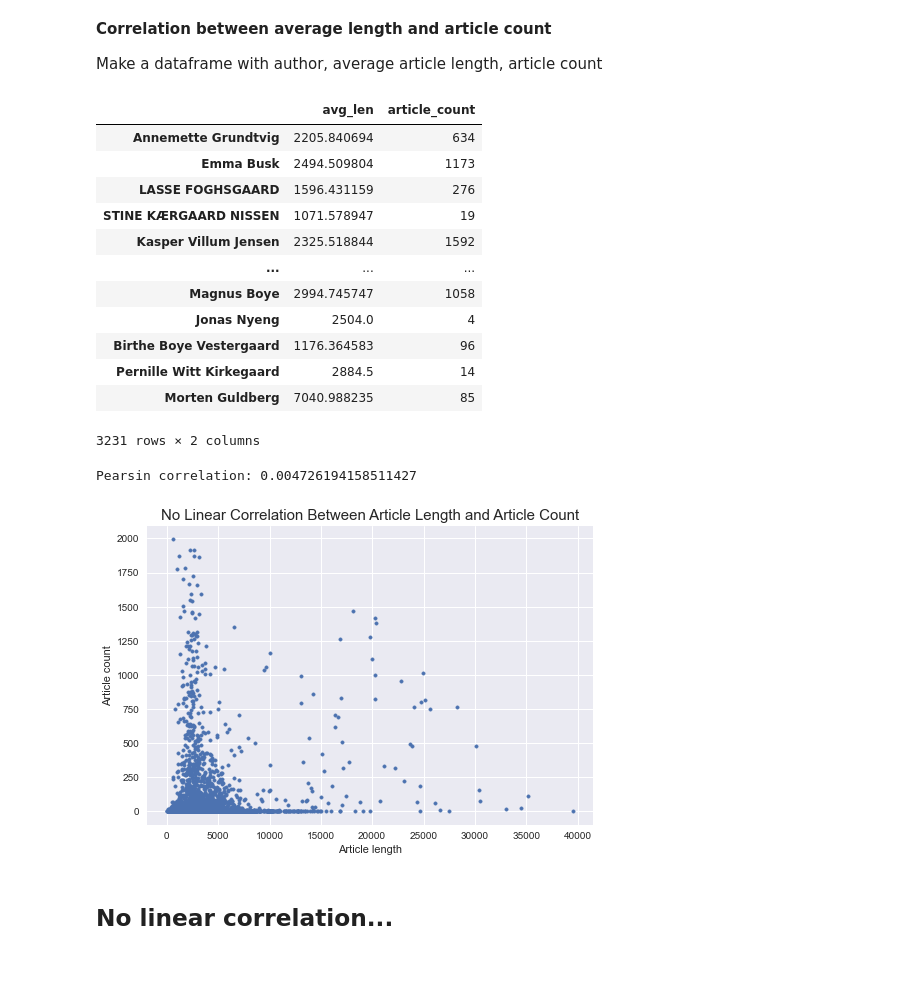
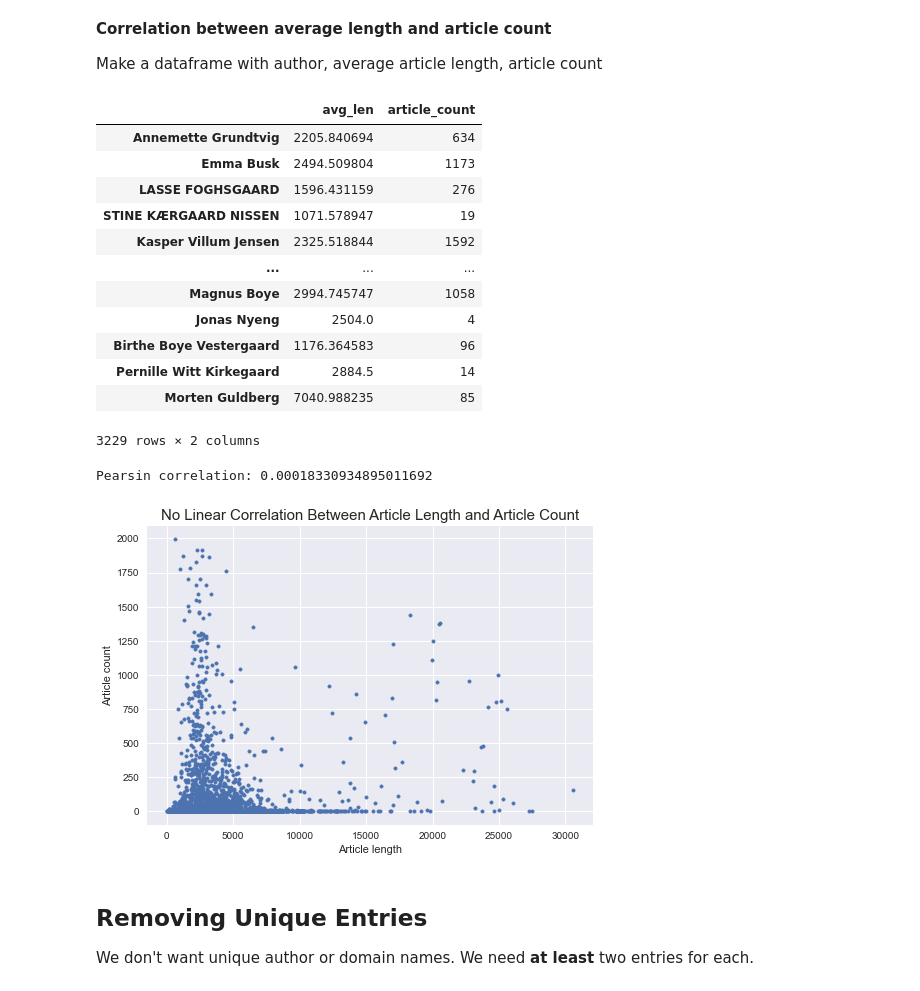
Before and after one commit to kroglkt/articlencoding, a Jupyter notebook: Data Formatting.ipynb, the cells around one changed output. Cells and saved outputs as stored; diff of their text form; code cells hidden in the pictures.

```diff
--- a/Data Formatting.ipynb
+++ b/Data Formatting.ipynb
@@ -62,6 +64,8 @@ def remove_missing_feats(data):
         data = data.dropna(subset=['Header'])
         print("Without unknown title:", data.shape)
 
+    data = data[data.Header != '']
+
     if data['Domain'].isnull().values.any():
         no_domain = data[data['Domain'].isnull()]
         data = data.dropna(subset=['Domain'])
@@ -313,25 +323,26 @@ df2
 | Birthe Boye Vestergaard | 1176.364583 | 96 |
 | Pernille Witt Kirkegaard | 2884.5 | 14 |
 | Morten Guldberg | 7040.988235 | 85 |
-3231 rows × 2 columns
+3229 rows × 2 columns
 # %%
 x = df2.avg_len
 y = df2.article_count
 plt.scatter(x[y<2000], y[y<2000], marker='.')
 plt.ylabel("Article count")
 plt.xlabel("Article length")
 
 x = x.to_numpy(dtype=float)
 y = y.to_numpy(dtype=float)
 x = np.nan_to_num(x)
 y = np.nan_to_num(y)
 
-corr = pearsonr(x,y)[0]
+corr, sig = pearsonr(x,y)
 print("Pearsin correlation:", corr)
 
 plt.title("No Linear Correlation Between Article Length and Article Count", fontsize=15);
 # %% [output]
-Pearsin correlation: 0.004726194158511427
+Pearsin correlation: 0.00018330934895011692
-[figure, old version]
+[figure, new version]
-# %% [markdown]
-## No linear correlation...
+# %% [markdown]
+## Removing Unique Entries
+We don't want unique author or domain names. We need **at least** two entries for each.
```
Also changed, not shown: parts of 18 cells of this notebook, 2 other files.
